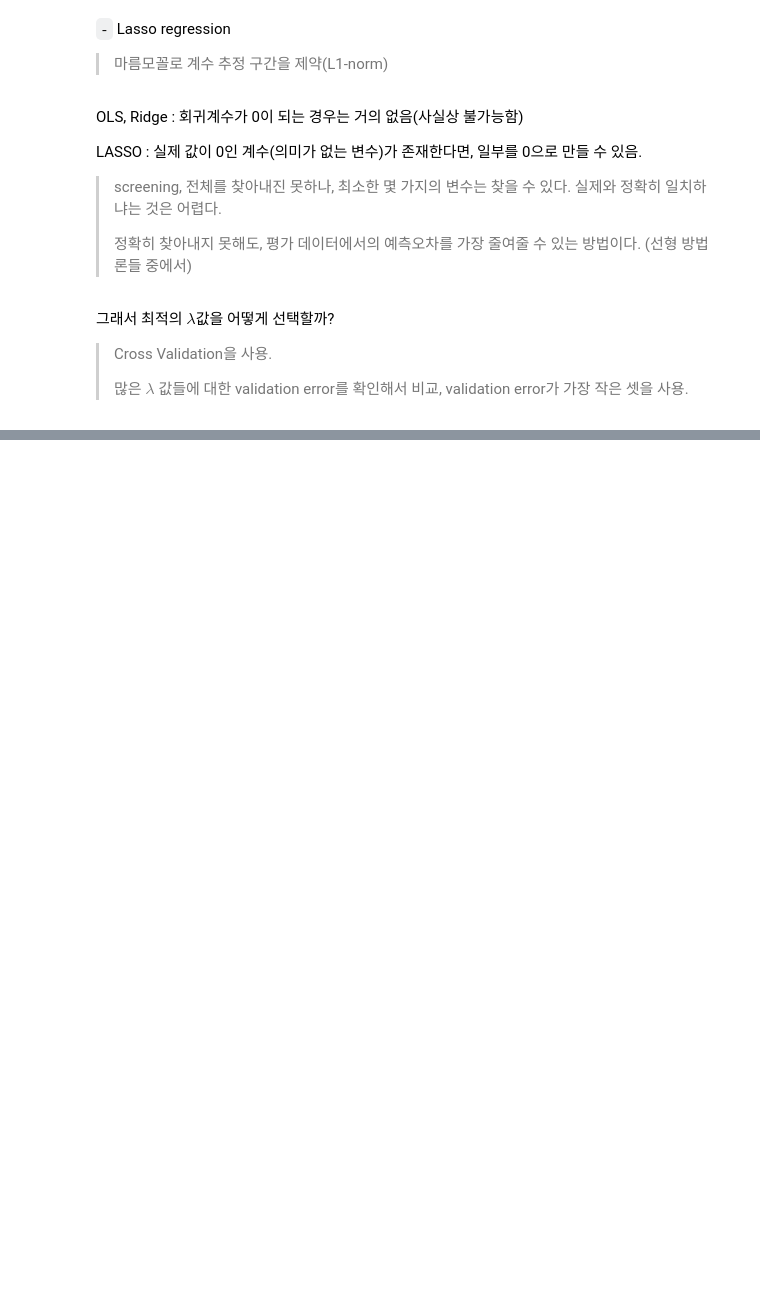
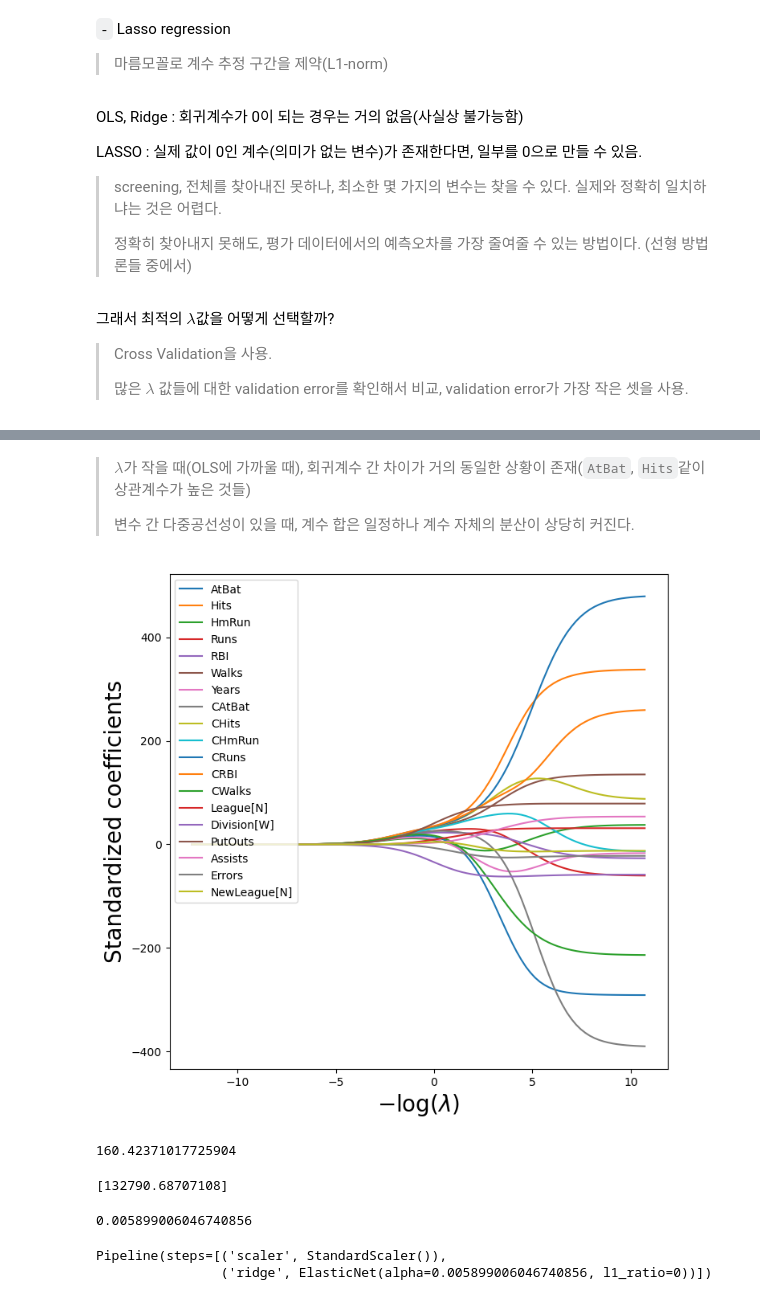
Before and after one commit to HollyRiver/ML2024, a Jupyter notebook: practice/5. 변수 선택, 표준화.ipynb, the cells around one changed output, grey strips where cells are left out. Cells and saved outputs as stored; diff of their text form; code cells hidden in the pictures; blank space fills up the shorter version.

```diff
--- a/practice/5. 변수 선택, 표준화.ipynb
+++ b/practice/5. 변수 선택, 표준화.ipynb
@@ -187,0 +419,5 @@ LASSO : 실제 값이 0인 계수(의미가 없는 변수)가 존재한다면,
+# %%
+D = design.fit_transform(Hitters)   ## fit_transform하면 절편 열이 포함됨
+D = D.drop('intercept', axis=1)     ## 절편은 제거
+X = np.asarray(D)
+path = fit_path(X, Y, max_nonzeros=X.shape[1]) ## callable
@@ -187,0 +458,7 @@ LASSO : 실제 값이 0인 계수(의미가 없는 변수)가 존재한다면,
+# %%
+Xs = X - X.mean(0)[None ,:]
+X_scale = X.std(0)
+Xs = Xs / X_scale[None ,:]
+
+lambdas = 10**np.linspace(8, -2, 100) / Y.std() ## grid setting
+soln_array = skl.ElasticNet.path(Xs, Y, l1_ratio=0., alphas=lambdas)[1]
@@ -187,0 +475,4 @@ LASSO : 실제 값이 0인 계수(의미가 없는 변수)가 존재한다면,
+# %%
+soln_path = pd.DataFrame(soln_array.T, columns=D.columns, index=-np.log(lambdas))   ## lambda가 클수록 음수
+soln_path.index.name = 'negative log(lambda)'
+soln_path
@@ -187,0 +494,42 @@ LASSO : 실제 값이 0인 계수(의미가 없는 변수)가 존재한다면,
+# %% [markdown]
+> $\lambda$가 작을 때(OLS에 가까울 때), 회귀계수 간 차이가 거의 동일한 상황이 존재(`AtBat`, `Hits`같이 상관계수가 높은 것들)
+>
+> 변수 간 다중공선성이 있을 때, 계수 합은 일정하나 계수 자체의 분산이 상당히 커진다.
+# %%
+path_fig , ax = subplots(figsize=(8,8))
+soln_path.plot(ax=ax, legend=False)
+ax.set_xlabel('$-\log(\lambda)$', fontsize=20)
+ax.set_ylabel('Standardized coefficients', fontsize=20)
+ax.legend(loc='upper left');
+# %% [output]
+[figure, added]
+# %%
+## 그냥 추정된 회귀계수의 제곱합 계산해봄
+ridge = skl.ElasticNet(alpha=lambdas[59], l1_ratio=0)
+scaler = StandardScaler(with_mean=True , with_std=True)
+pipe = Pipeline(steps=[('scaler', scaler), ('ridge', ridge)])
+pipe.fit(X, Y)
+np.linalg.norm(ridge.coef_)
+# %% [output]
+160.42371017725904
+# %%
+## train / validation set을 나눠 검증 오차 계산
+validation = skm.ShuffleSplit(n_splits=1, test_size=0.5, random_state=0)
+ridge.alpha = 1e1
+results = skm.cross_validate(ridge, X, Y, scoring='neg_mean_squared_error', cv=validation)  ## 클 수록 좋게
+print(-results['test_score'])
+# %% [output]
+[132790.68707108]
+# %%
+## 가장 좋은 초매개변수의 값을 validation set을 이용하여 찾음.
+param_grid = {'ridge__alpha': lambdas}
+grid = skm.GridSearchCV(pipe, param_grid, cv=validation, scoring='neg_mean_squared_error')
+grid.fit(X, Y)
+grid.best_params_['ridge__alpha']
+# %% [output]
+0.005899006046740856
+# %%
+print(grid.best_estimator_)
+# %% [output]
+Pipeline(steps=[('scaler', StandardScaler()),
+                ('ridge', ElasticNet(alpha=0.005899006046740856, l1_ratio=0))])
```
Also changed, not shown: parts of 62 cells of this notebook, 5 other files.
